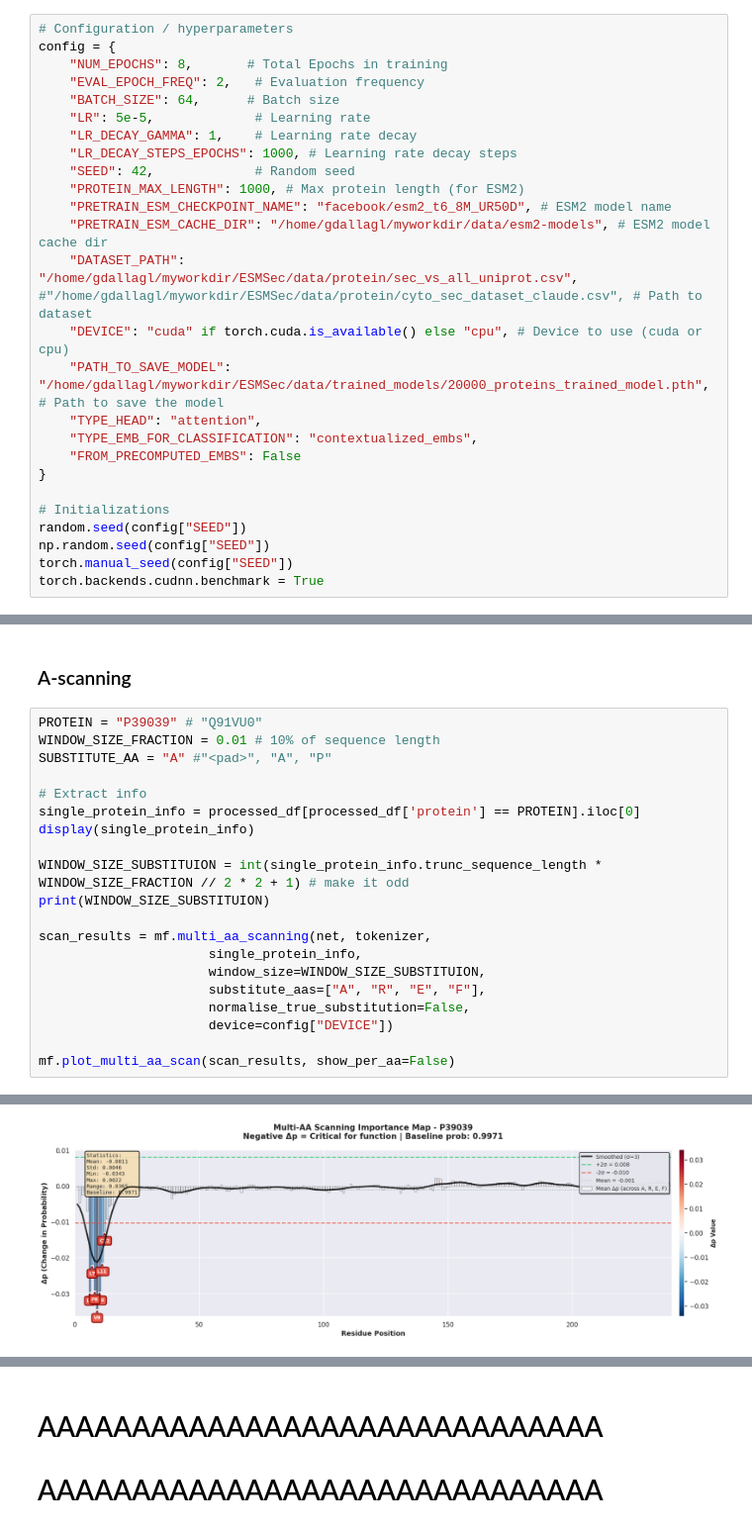
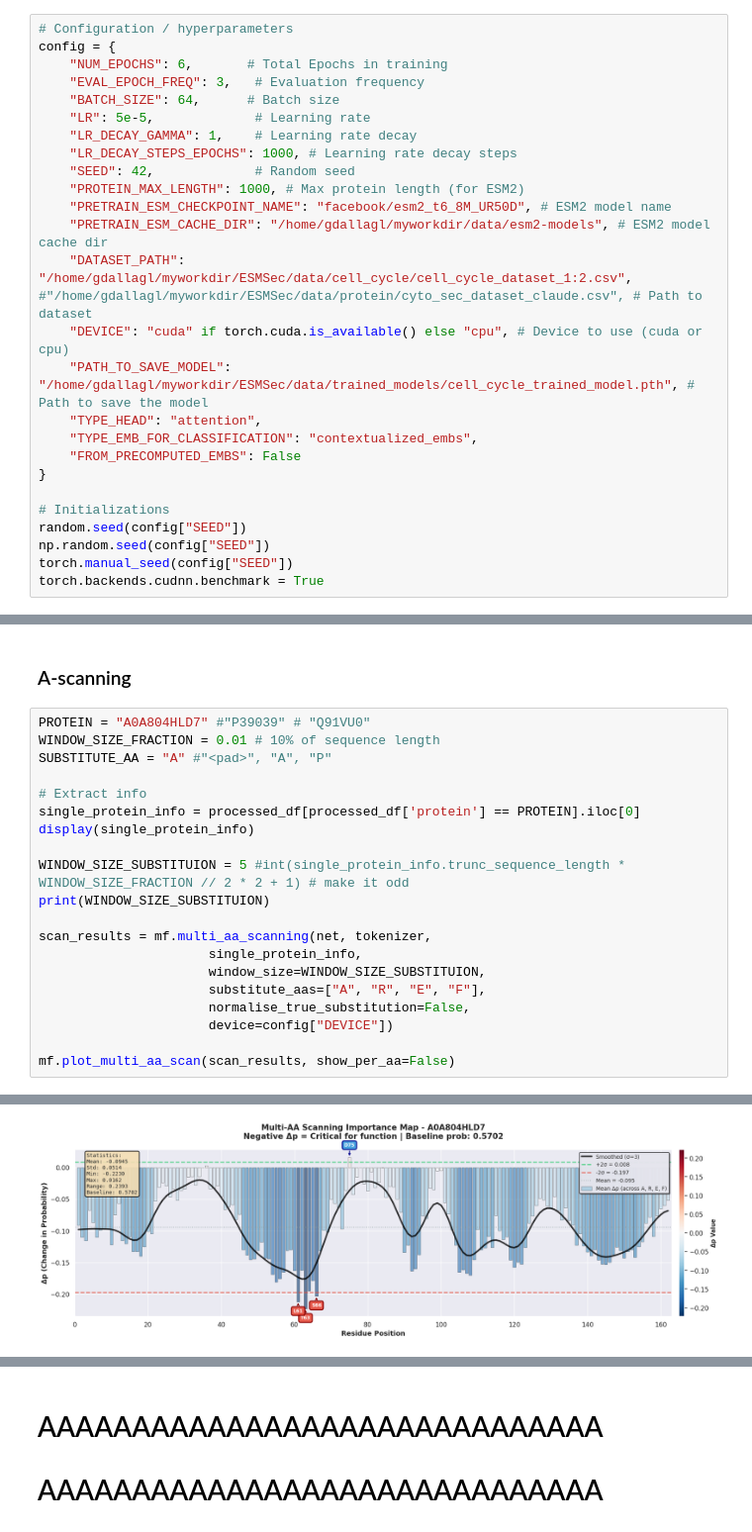
Before and after one commit to 8gabri8/ESMSec, a Jupyter notebook: my_train.ipynb, the cells around one changed output, grey strips where cells are left out. Shown at 99% size. Drawn from its saved outputs; the diff is of its cells as text.

Commit message:
dataset creation revision

```diff
--- a/my_train.ipynb
+++ b/my_train.ipynb
@@ -38,8 +38,8 @@ print(torch.__version__)
 # %%
 # Configuration / hyperparameters
 config = {
-    "NUM_EPOCHS": 8,       # Total Epochs in training
-    "EVAL_EPOCH_FREQ": 2,   # Evaluation frequency
+    "NUM_EPOCHS": 6,       # Total Epochs in training
+    "EVAL_EPOCH_FREQ": 3,   # Evaluation frequency
     "BATCH_SIZE": 64,      # Batch size
     "LR": 5e-5,             # Learning rate
     "LR_DECAY_GAMMA": 1,    # Learning rate decay
@@ -48,9 +48,9 @@ config = {
     "PROTEIN_MAX_LENGTH": 1000, # Max protein length (for ESM2)
     "PRETRAIN_ESM_CHECKPOINT_NAME": "facebook/esm2_t6_8M_UR50D", # ESM2 model name
     "PRETRAIN_ESM_CACHE_DIR": "/home/gdallagl/myworkdir/data/esm2-models", # ESM2 model cache dir
-    "DATASET_PATH": "/home/gdallagl/myworkdir/ESMSec/data/protein/sec_vs_all_uniprot.csv", #"/home/gdallagl/myworkdir/ESMSec/data/protein/cyto_sec_dataset_claude.csv", # Path to dataset
+    "DATASET_PATH": "/home/gdallagl/myworkdir/ESMSec/data/cell_cycle/cell_cycle_dataset_1:2.csv", #"/home/gdallagl/myworkdir/ESMSec/data/protein/cyto_sec_dataset_claude.csv", # Path to dataset
     "DEVICE": "cuda" if torch.cuda.is_available() else "cpu", # Device to use (cuda or cpu)
-    "PATH_TO_SAVE_MODEL": "/home/gdallagl/myworkdir/ESMSec/data/trained_models/20000_proteins_trained_model.pth", # Path to save the model
+    "PATH_TO_SAVE_MODEL": "/home/gdallagl/myworkdir/ESMSec/data/trained_models/cell_cycle_trained_model.pth", # Path to save the model
     "TYPE_HEAD": "attention",
     "TYPE_EMB_FOR_CLASSIFICATION": "contextualized_embs",
     "FROM_PRECOMPUTED_EMBS": False
@@ -406,7 +396,7 @@ df["esm_mean"][(df["esm_mean"]["CorrectStr"] == "correct") & (df["esm_mean"]["Tr
 # %% [markdown]
 ### A-scanning
 # %%
-PROTEIN = "P39039" # "Q91VU0"
+PROTEIN = "A0A804HLD7" #"P39039" # "Q91VU0"
 WINDOW_SIZE_FRACTION = 0.01 # 10% of sequence length
 SUBSTITUTE_AA = "A" #"<pad>", "A", "P"
 
@@ -414,7 +404,7 @@ SUBSTITUTE_AA = "A" #"<pad>", "A", "P"
 single_protein_info = processed_df[processed_df['protein'] == PROTEIN].iloc[0]
 display(single_protein_info)
 
-WINDOW_SIZE_SUBSTITUION = int(single_protein_info.trunc_sequence_length * WINDOW_SIZE_FRACTION // 2 * 2 + 1) # make it odd
+WINDOW_SIZE_SUBSTITUION = 5 #int(single_protein_info.trunc_sequence_length * WINDOW_SIZE_FRACTION // 2 * 2 + 1) # make it odd
 print(WINDOW_SIZE_SUBSTITUION)
 
 scan_results = mf.multi_aa_scanning(net, tokenizer,
@@ -442,5 +432,5 @@ Name: 3259, dtype: object
 Evaluating model on mutated sequences...
-[figure, old version]
+[figure, new version]
 ======================================================================
                       MULTI-AA SCANNING SUMMARY
 ======================================================================
```
Also changed, not shown: parts of 8 cells of this notebook, 2 other files.
